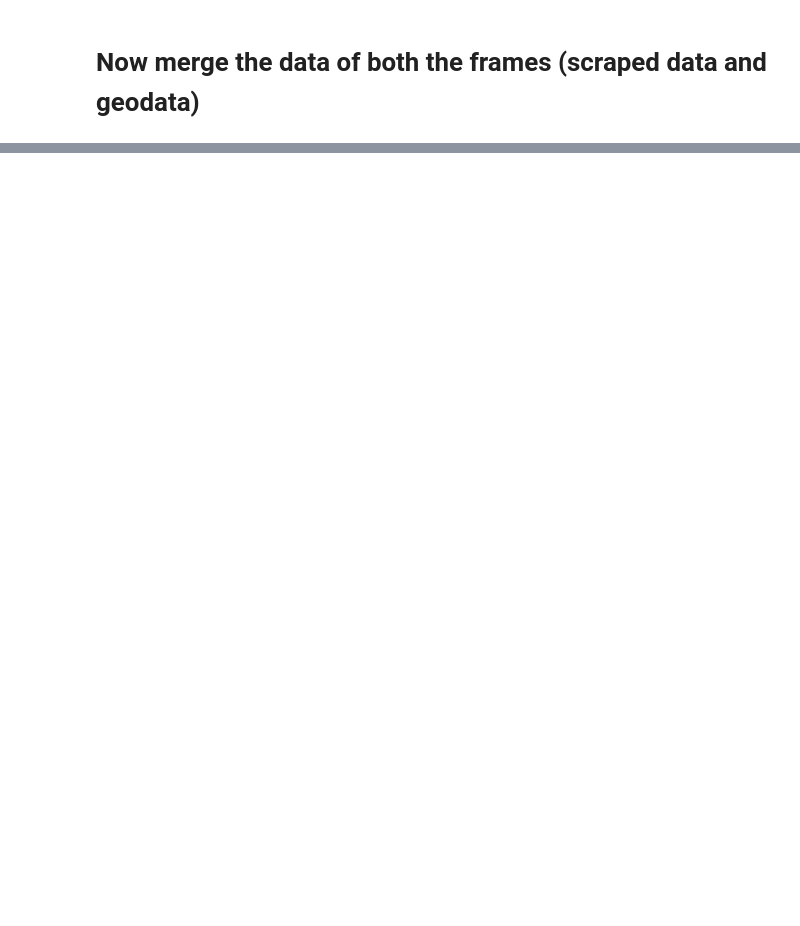
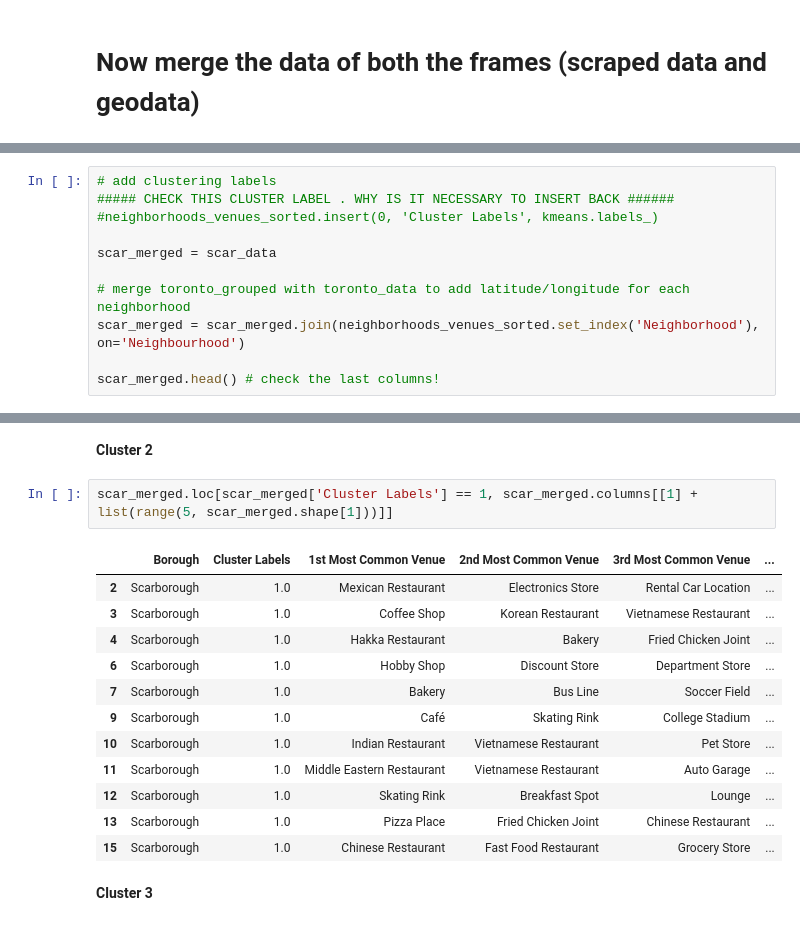
Before and after one commit to HameshTiwari/Coursera_Capstone-Public, a Jupyter notebook: Web Scraping - BeautifulSoup.ipynb, the cells around one changed output, grey strips where cells are left out. Cells and saved outputs as stored; diff of their text form; blank space fills up the shorter version.

```diff
--- a/Web Scraping - BeautifulSoup.ipynb
+++ b/Web Scraping - BeautifulSoup.ipynb
@@ -226,0 +745,11 @@ df_toronto
+# %%
+# add clustering labels
+##### CHECK THIS CLUSTER LABEL . WHY IS IT NECESSARY TO INSERT BACK ######
+#neighborhoods_venues_sorted.insert(0, 'Cluster Labels', kmeans.labels_)
+
+scar_merged = scar_data
+
+# merge toronto_grouped with toronto_data to add latitude/longitude for each neighborhood
+scar_merged = scar_merged.join(neighborhoods_venues_sorted.set_index('Neighborhood'), on='Neighbourhood')
+
+scar_merged.head() # check the last columns!
@@ -226,0 +803,19 @@ df_toronto
+# %% [markdown]
+<b>Cluster 2 </b>
+# %%
+scar_merged.loc[scar_merged['Cluster Labels'] == 1, scar_merged.columns[[1] + list(range(5, scar_merged.shape[1]))]]
+# %% [output]
+|  | Borough | Cluster Labels | 1st Most Common Venue | 2nd Most Common Venue | 3rd Most Common Venue | ... |
+| 2 | Scarborough | 1.0 | Mexican Restaurant | Electronics Store | Rental Car Location | ... |
+| 3 | Scarborough | 1.0 | Coffee Shop | Korean Restaurant | Vietnamese Restaurant | ... |
+| 4 | Scarborough | 1.0 | Hakka Restaurant | Bakery | Fried Chicken Joint | ... |
+| 6 | Scarborough | 1.0 | Hobby Shop | Discount Store | Department Store | ... |
+| 7 | Scarborough | 1.0 | Bakery | Bus Line | Soccer Field | ... |
+| 9 | Scarborough | 1.0 | Café | Skating Rink | College Stadium | ... |
+| 10 | Scarborough | 1.0 | Indian Restaurant | Vietnamese Restaurant | Pet Store | ... |
+| 11 | Scarborough | 1.0 | Middle Eastern Restaurant | Vietnamese Restaurant | Auto Garage | ... |
+| 12 | Scarborough | 1.0 | Skating Rink | Breakfast Spot | Lounge | ... |
+| 13 | Scarborough | 1.0 | Pizza Place | Fried Chicken Joint | Chinese Restaurant | ... |
+| 15 | Scarborough | 1.0 | Chinese Restaurant | Fast Food Restaurant | Grocery Store | ... |
+# %% [markdown]
+<b>Cluster 3 </b>
```
Also changed, not shown: parts of 72 cells of this notebook.
